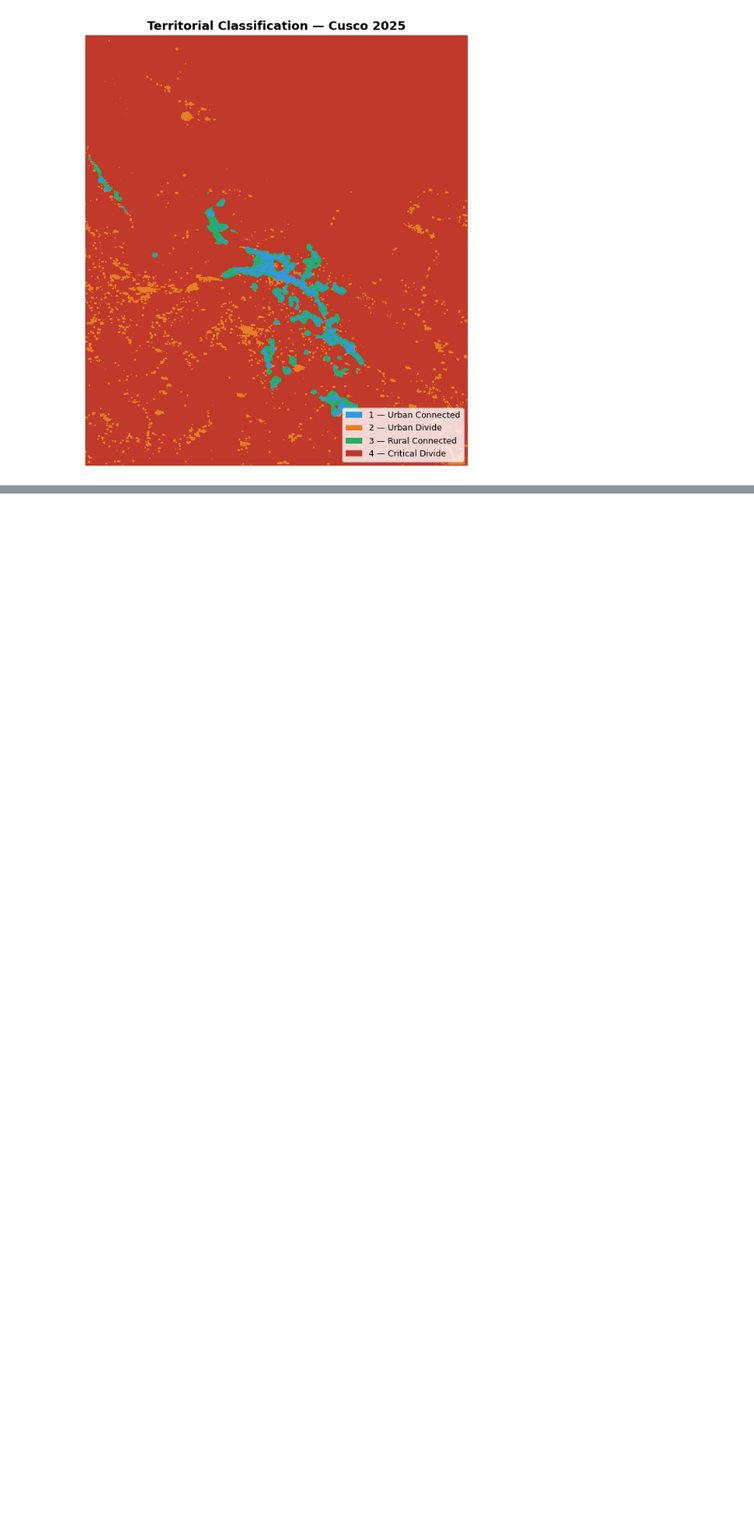
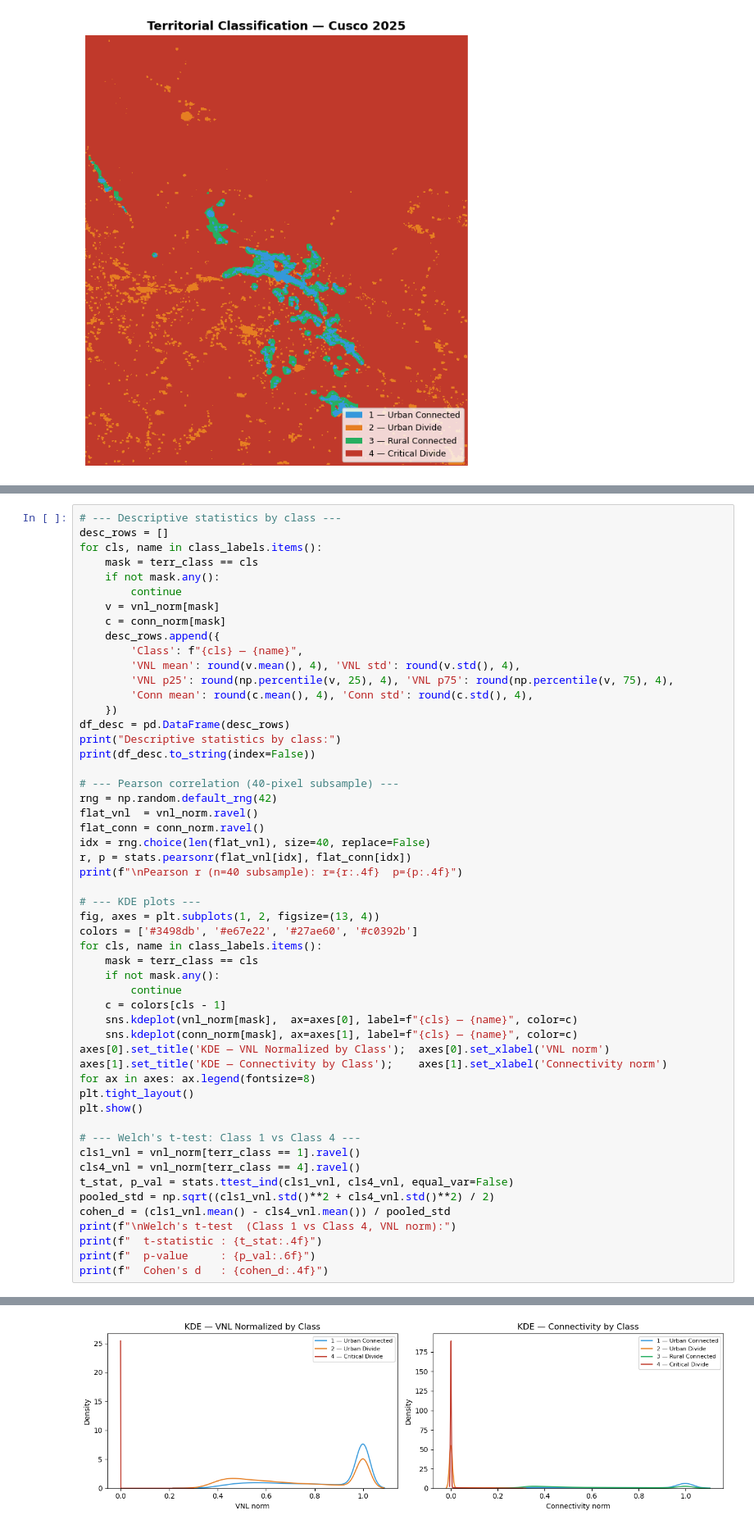
Before and after one commit to JL-VALERO/HW_3, a Jupyter notebook: raster-digital-divide/output/digital_divide_cusco.ipynb, the cells around one changed output, grey strips where cells are left out. Shown at 82% size. Cells and saved outputs as stored; diff of their text form; blank space fills up the shorter version.

Commit message:
Step 9 — Statistical Summary

```diff
--- a/raster-digital-divide/output/digital_divide_cusco.ipynb
+++ b/raster-digital-divide/output/digital_divide_cusco.ipynb
@@ -367,0 +371,54 @@ Saved → ..\output\territorial_classification.tif
+# %%
+# --- Descriptive statistics by class ---
+desc_rows = []
+for cls, name in class_labels.items():
+    mask = terr_class == cls
+    if not mask.any():
+        continue
+    v = vnl_norm[mask]
+    c = conn_norm[mask]
+    desc_rows.append({
+        'Class': f"{cls} — {name}",
+        'VNL mean': round(v.mean(), 4), 'VNL std': round(v.std(), 4),
+        'VNL p25': round(np.percentile(v, 25), 4), 'VNL p75': round(np.percentile(v, 75), 4),
+        'Conn mean': round(c.mean(), 4), 'Conn std': round(c.std(), 4),
+    })
+df_desc = pd.DataFrame(desc_rows)
+print("Descriptive statistics by class:")
+print(df_desc.to_string(index=False))
+
+# --- Pearson correlation (40-pixel subsample) ---
+rng = np.random.default_rng(42)
+flat_vnl  = vnl_norm.ravel()
+flat_conn = conn_norm.ravel()
+idx = rng.choice(len(flat_vnl), size=40, replace=False)
+r, p = stats.pearsonr(flat_vnl[idx], flat_conn[idx])
+print(f"\nPearson r (n=40 subsample): r={r:.4f}  p={p:.4f}")
+
+# --- KDE plots ---
+fig, axes = plt.subplots(1, 2, figsize=(13, 4))
+colors = ['#3498db', '#e67e22', '#27ae60', '#c0392b']
+for cls, name in class_labels.items():
+    mask = terr_class == cls
+    if not mask.any():
+        continue
+    c = colors[cls - 1]
+    sns.kdeplot(vnl_norm[mask],  ax=axes[0], label=f"{cls} — {name}", color=c)
+    sns.kdeplot(conn_norm[mask], ax=axes[1], label=f"{cls} — {name}", color=c)
+axes[0].set_title('KDE — VNL Normalized by Class');  axes[0].set_xlabel('VNL norm')
+axes[1].set_title('KDE — Connectivity by Class');    axes[1].set_xlabel('Connectivity norm')
+for ax in axes: ax.legend(fontsize=8)
+plt.tight_layout()
+plt.show()
+
+# --- Welch's t-test: Class 1 vs Class 4 ---
+cls1_vnl = vnl_norm[terr_class == 1].ravel()
+cls4_vnl = vnl_norm[terr_class == 4].ravel()
+t_stat, p_val = stats.ttest_ind(cls1_vnl, cls4_vnl, equal_var=False)
+pooled_std = np.sqrt((cls1_vnl.std()**2 + cls4_vnl.std()**2) / 2)
+cohen_d = (cls1_vnl.mean() - cls4_vnl.mean()) / pooled_std
+print(f"\nWelch's t-test  (Class 1 vs Class 4, VNL norm):")
+print(f"  t-statistic : {t_stat:.4f}")
+print(f"  p-value     : {p_val:.6f}")
+print(f"  Cohen's d   : {cohen_d:.4f}")
+# %% [output]
@@ -367,0 +433 @@ Saved → ..\output\territorial_classification.tif
+[figure, added]
```
Also changed, not shown: parts of 2 cells of this notebook.
